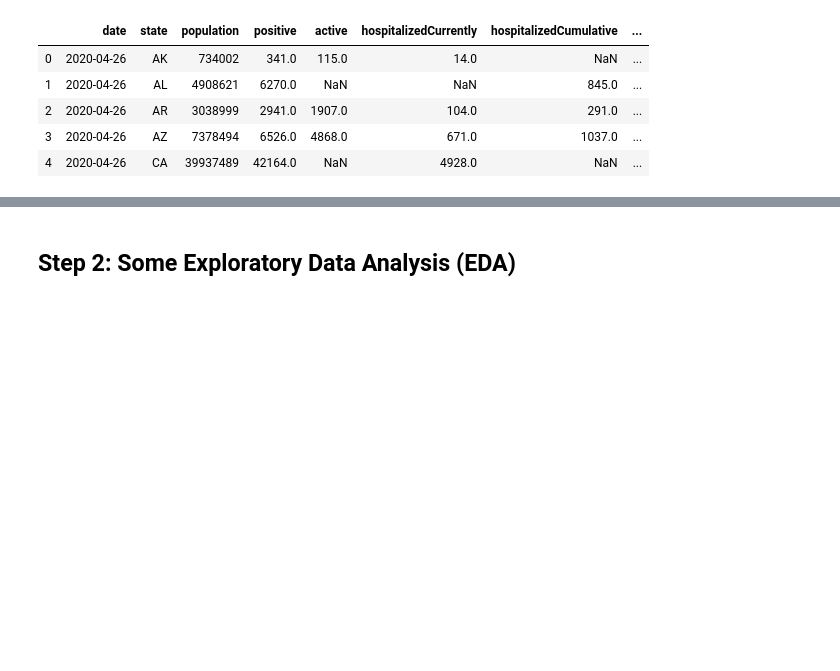
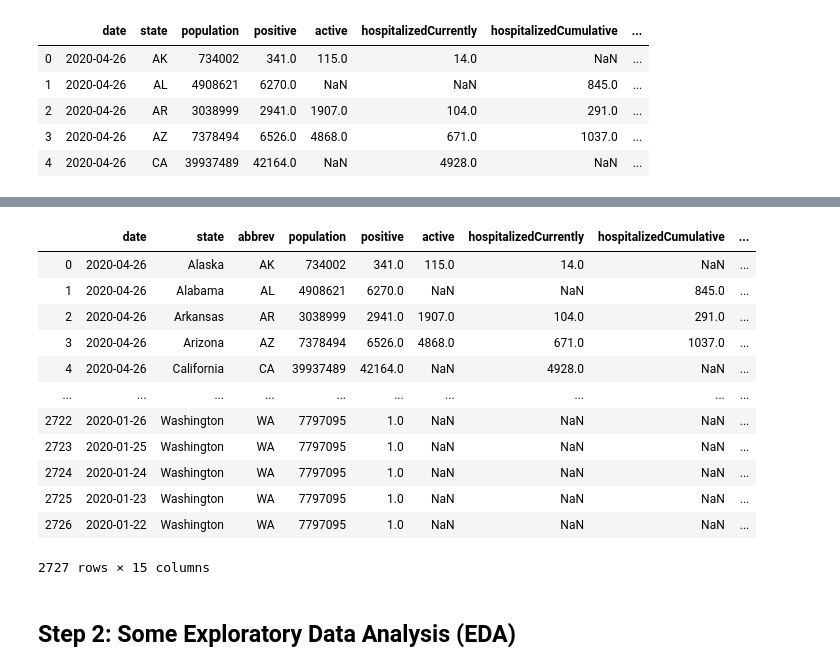
Before and after one commit to neilmizzi/COVID19, a Jupyter notebook: preprocess_data.ipynb, the cells around one changed output, grey strips where cells are left out. Cells and saved outputs as stored; diff of their text form; code cells hidden in the pictures; blank space fills up the shorter version.

```diff
--- a/preprocess_data.ipynb
+++ b/preprocess_data.ipynb
@@ -207,3 +207,28 @@ all_cases
+# %%
+# change abbreviations to state names
+all_cases = all_cases.rename(columns={'state': 'abbrev'})
+all_cases = all_cases.rename(columns={'State': 'state'})
+# %%
+# change location of 'state' column
+cols = list(all_cases)
+cols.insert(1, cols.pop(cols.index('state')))
+all_cases = all_cases.loc[:, cols]
+# %%
+all_cases
+# %% [output]
+|  | date | state | abbrev | population | positive | active | hospitalizedCurrently | hospitalizedCumulative | ... |
+| 0 | 2020-04-26 | Alaska | AK | 734002 | 341.0 | 115.0 | 14.0 | NaN | ... |
+| 1 | 2020-04-26 | Alabama | AL | 4908621 | 6270.0 | NaN | NaN | 845.0 | ... |
+| 2 | 2020-04-26 | Arkansas | AR | 3038999 | 2941.0 | 1907.0 | 104.0 | 291.0 | ... |
+| 3 | 2020-04-26 | Arizona | AZ | 7378494 | 6526.0 | 4868.0 | 671.0 | 1037.0 | ... |
+| 4 | 2020-04-26 | California | CA | 39937489 | 42164.0 | NaN | 4928.0 | NaN | ... |
+| ... | ... | ... | ... | ... | ... | ... | ... | ... | ... |
+| 2722 | 2020-01-26 | Washington | WA | 7797095 | 1.0 | NaN | NaN | NaN | ... |
+| 2723 | 2020-01-25 | Washington | WA | 7797095 | 1.0 | NaN | NaN | NaN | ... |
+| 2724 | 2020-01-24 | Washington | WA | 7797095 | 1.0 | NaN | NaN | NaN | ... |
+| 2725 | 2020-01-23 | Washington | WA | 7797095 | 1.0 | NaN | NaN | NaN | ... |
+| 2726 | 2020-01-22 | Washington | WA | 7797095 | 1.0 | NaN | NaN | NaN | ... |
+2727 rows × 15 columns
 # %% [markdown]
 ## Step 2: Some Exploratory Data Analysis (EDA)
 # %%
```
Also changed, not shown: parts of 14 cells of this notebook.
